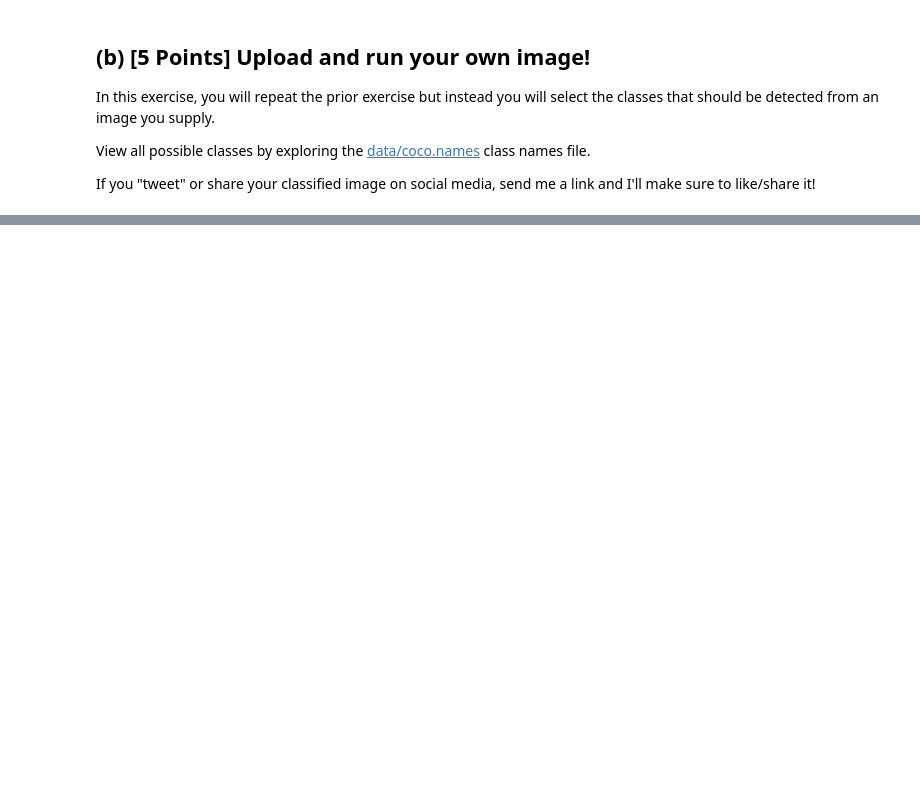
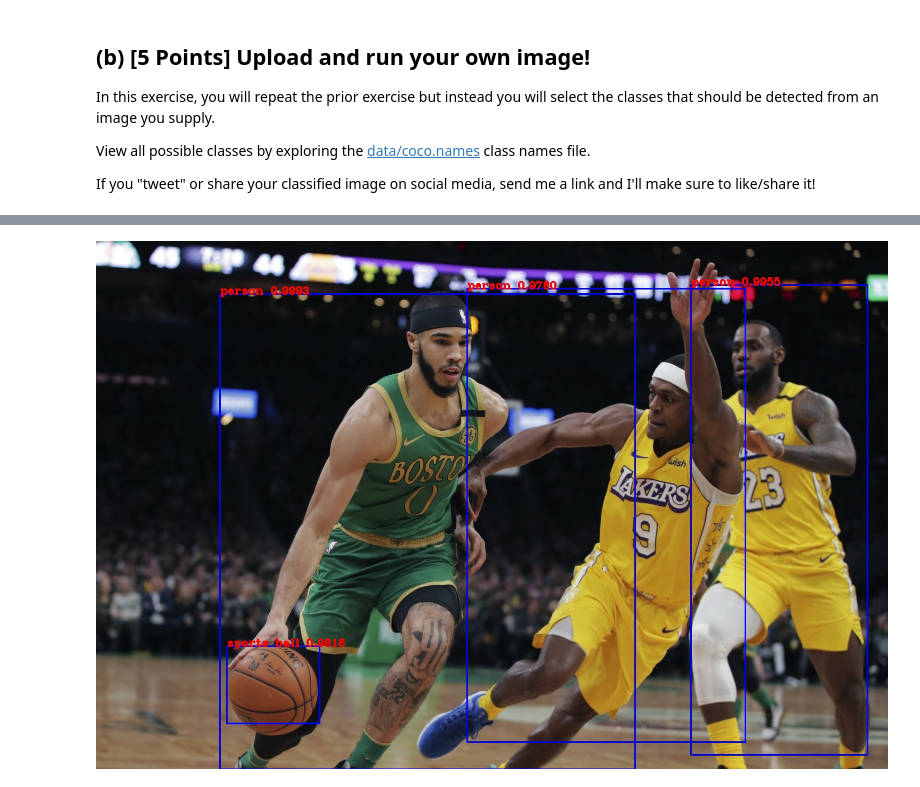
Before and after one commit to icarusoars/STAT430---Deep-Learning, a Jupyter notebook: HW5/hw05-jingtao2.ipynb, the cells around one changed output, grey strips where cells are left out. Cells and saved outputs as stored; diff of their text form; code cells hidden in the pictures; blank space fills up the shorter version.

```diff
--- a/HW5/hw05-jingtao2.ipynb
+++ b/HW5/hw05-jingtao2.ipynb
@@ -985,0 +1019,8 @@ from IPython.display import Image
+# %%
+# ... code here ...
+image_URL = "https://ca-times.brightspotcdn.com/dims4/default/577dd47/2147483647/strip/true/crop/4266x2844+0+0/resize/1486x991!/quality/90/?url=https%3A%2F%2Fcalifornia-times-brightspot.s3.amazonaws.com%2F0b%2Fd0%2F5e61583d474ebe9e55e2af41014e%2Fapphoto-lakers-celtics-basketball.JPG"
+img, img_raw = load_img_binary(download_img(image_URL))
+
+boxes, scores, classes, nums = classify_img(img, yolo)
+img_draw_boxes(img, img_raw, boxes, scores, classes, nums, class_names)
+# %% [output]
@@ -985,0 +1028 @@ from IPython.display import Image
+[figure, added]
```
Also changed, not shown: parts of 8 cells of this notebook.
